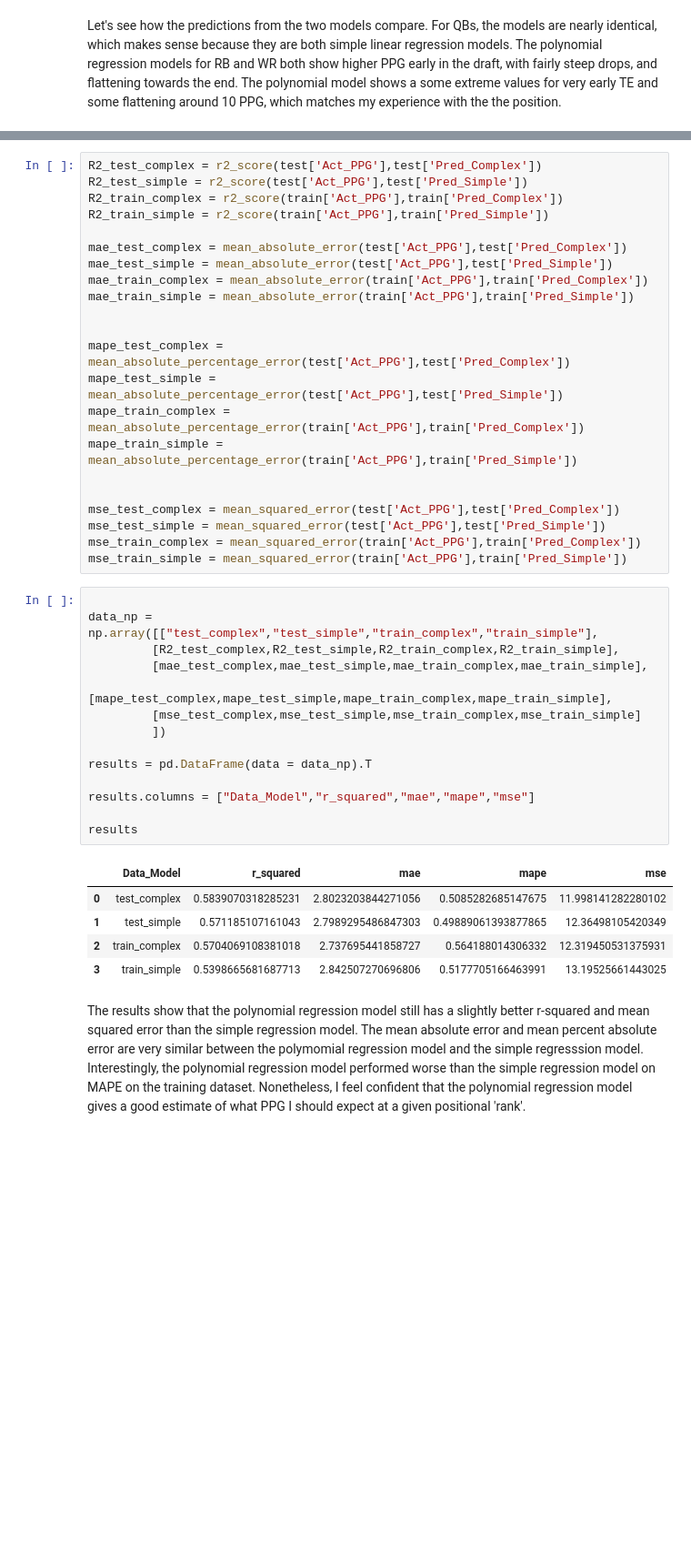
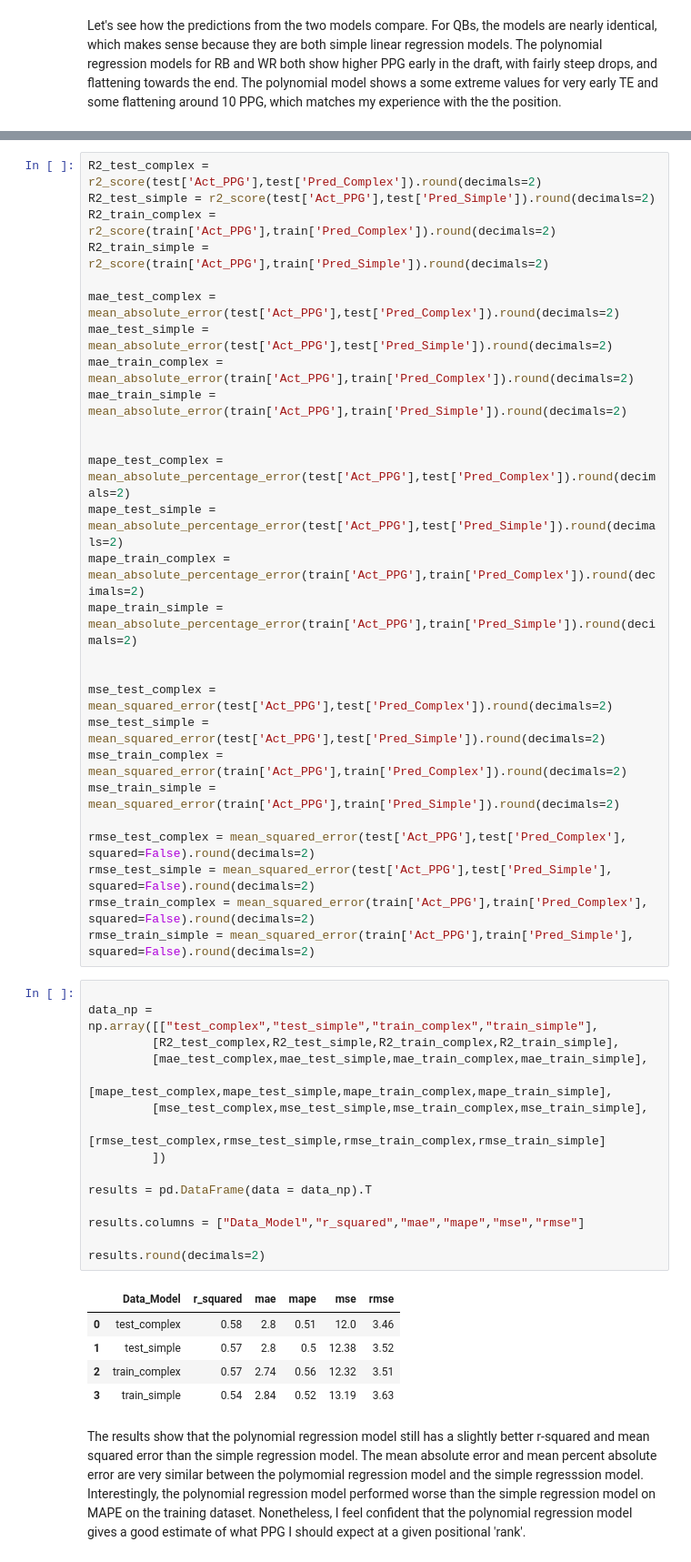
Before and after one commit to DennisMYoung/FF_Football, a Jupyter notebook: PPG_PPR_Model.ipynb, the cells around one changed output, grey strips where cells are left out. Shown at 91% size. Drawn from its saved outputs; the diff is of its cells as text; blank space fills up the shorter version.

```diff
--- a/PPG_PPR_Model.ipynb
+++ b/PPG_PPR_Model.ipynb
@@ -905,44 +963,50 @@ sns.lmplot(data=test, x="Pred_Simple", y="Pred_Complex", col="Pos",col_wrap=2)
 # %%
-R2_test_complex = r2_score(test['Act_PPG'],test['Pred_Complex'])
-R2_test_simple = r2_score(test['Act_PPG'],test['Pred_Simple'])
-R2_train_complex = r2_score(train['Act_PPG'],train['Pred_Complex'])
-R2_train_simple = r2_score(train['Act_PPG'],train['Pred_Simple'])
+R2_test_complex = r2_score(test['Act_PPG'],test['Pred_Complex']).round(decimals=2)
+R2_test_simple = r2_score(test['Act_PPG'],test['Pred_Simple']).round(decimals=2)
+R2_train_complex = r2_score(train['Act_PPG'],train['Pred_Complex']).round(decimals=2)
+R2_train_simple = r2_score(train['Act_PPG'],train['Pred_Simple']).round(decimals=2)
 
-mae_test_complex = mean_absolute_error(test['Act_PPG'],test['Pred_Complex'])
-mae_test_simple = mean_absolute_error(test['Act_PPG'],test['Pred_Simple'])
-mae_train_complex = mean_absolute_error(train['Act_PPG'],train['Pred_Complex'])
-mae_train_simple = mean_absolute_error(train['Act_PPG'],train['Pred_Simple'])
+mae_test_complex = mean_absolute_error(test['Act_PPG'],test['Pred_Complex']).round(decimals=2)
+mae_test_simple = mean_absolute_error(test['Act_PPG'],test['Pred_Simple']).round(decimals=2)
+mae_train_complex = mean_absolute_error(train['Act_PPG'],train['Pred_Complex']).round(decimals=2)
+mae_train_simple = mean_absolute_error(train['Act_PPG'],train['Pred_Simple']).round(decimals=2)
 
 
-mape_test_complex = mean_absolute_percentage_error(test['Act_PPG'],test['Pred_Complex'])
-mape_test_simple = mean_absolute_percentage_error(test['Act_PPG'],test['Pred_Simple'])
-mape_train_complex = mean_absolute_percentage_error(train['Act_PPG'],train['Pred_Complex'])
-mape_train_simple = mean_absolute_percentage_error(train['Act_PPG'],train['Pred_Simple'])
+mape_test_complex = mean_absolute_percentage_error(test['Act_PPG'],test['Pred_Complex']).round(decimals=2)
+mape_test_simple = mean_absolute_percentage_error(test['Act_PPG'],test['Pred_Simple']).round(decimals=2)
+mape_train_complex = mean_absolute_percentage_error(train['Act_PPG'],train['Pred_Complex']).round(decimals=2)
+mape_train_simple = mean_absolute_percentage_error(train['Act_PPG'],train['Pred_Simple']).round(decimals=2)
 
 
-mse_test_complex = mean_squared_error(test['Act_PPG'],test['Pred_Complex'])
-mse_test_simple = mean_squared_error(test['Act_PPG'],test['Pred_Simple'])
-mse_train_complex = mean_squared_error(train['Act_PPG'],train['Pred_Complex'])
-mse_train_simple = mean_squared_error(train['Act_PPG'],train['Pred_Simple'])
+mse_test_complex = mean_squared_error(test['Act_PPG'],test['Pred_Complex']).round(decimals=2)
+mse_test_simple = mean_squared_error(test['Act_PPG'],test['Pred_Simple']).round(decimals=2)
+mse_train_complex = mean_squared_error(train['Act_PPG'],train['Pred_Complex']).round(decimals=2)
+mse_train_simple = mean_squared_error(train['Act_PPG'],train['Pred_Simple']).round(decimals=2)
+
+rmse_test_complex = mean_squared_error(test['Act_PPG'],test['Pred_Complex'], squared=False).round(decimals=2)
+rmse_test_simple = mean_squared_error(test['Act_PPG'],test['Pred_Simple'], squared=False).round(decimals=2)
+rmse_train_complex = mean_squared_error(train['Act_PPG'],train['Pred_Complex'], squared=False).round(decimals=2)
+rmse_train_simple = mean_squared_error(train['Act_PPG'],train['Pred_Simple'], squared=False).round(decimals=2)
 # %%
 
 data_np = np.array([["test_complex","test_simple","train_complex","train_simple"],
          [R2_test_complex,R2_test_simple,R2_train_complex,R2_train_simple],
          [mae_test_complex,mae_test_simple,mae_train_complex,mae_train_simple],
          [mape_test_complex,mape_test_simple,mape_train_complex,mape_train_simple],
-         [mse_test_complex,mse_test_simple,mse_train_complex,mse_train_simple]
+         [mse_test_complex,mse_test_simple,mse_train_complex,mse_train_simple],
+         [rmse_test_complex,rmse_test_simple,rmse_train_complex,rmse_train_simple]
          ])
 
 results = pd.DataFrame(data = data_np).T
 
-results.columns = ["Data_Model","r_squared","mae","mape","mse"]
+results.columns = ["Data_Model","r_squared","mae","mape","mse","rmse"]
 
-results
+results.round(decimals=2)
 # %% [output]
-|  | Data_Model | r_squared | mae | mape | mse |
-| 0 | test_complex | 0.5839070318285231 | 2.8023203844271056 | 0.5085282685147675 | 11.998141282280102 |
-| 1 | test_simple | 0.571185107161043 | 2.7989295486847303 | 0.49889061393877865 | 12.36498105420349 |
-| 2 | train_complex | 0.5704069108381018 | 2.737695441858727 | 0.564188014306332 | 12.319450531375931 |
-| 3 | train_simple | 0.5398665681687713 | 2.842507270696806 | 0.5177705166463991 | 13.19525661443025 |
+|  | Data_Model | r_squared | mae | mape | mse | rmse |
+| 0 | test_complex | 0.58 | 2.8 | 0.51 | 12.0 | 3.46 |
+| 1 | test_simple | 0.57 | 2.8 | 0.5 | 12.38 | 3.52 |
+| 2 | train_complex | 0.57 | 2.74 | 0.56 | 12.32 | 3.51 |
+| 3 | train_simple | 0.54 | 2.84 | 0.52 | 13.19 | 3.63 |
 # %% [markdown]
 The results show that the polynomial regression model still has a slightly better r-squared and mean squared error than the simple regression model.  The mean absolute error and mean percent absolute error are very similar between the polymomial regression model and the simple regresssion model.  Interestingly, the polynomial regression model performed worse than the simple regression model on MAPE on the training dataset. Nonetheless, I feel confident that the polynomial regression model gives a good estimate of what PPG I should expect at a given positional 'rank'.
```
Also changed, not shown: parts of 34 cells of this notebook.
